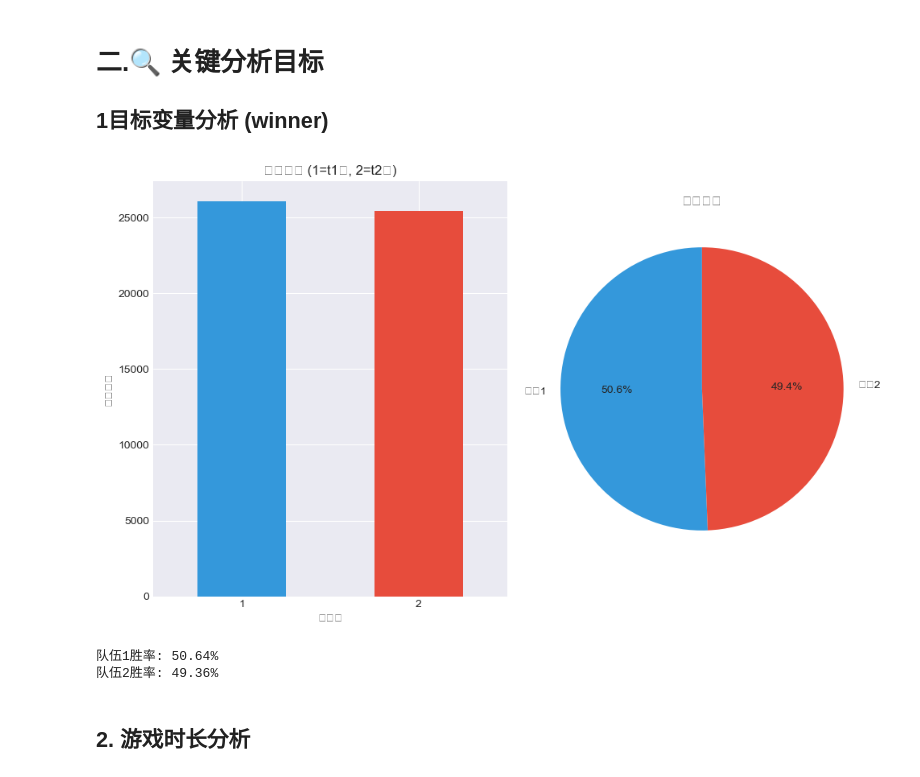
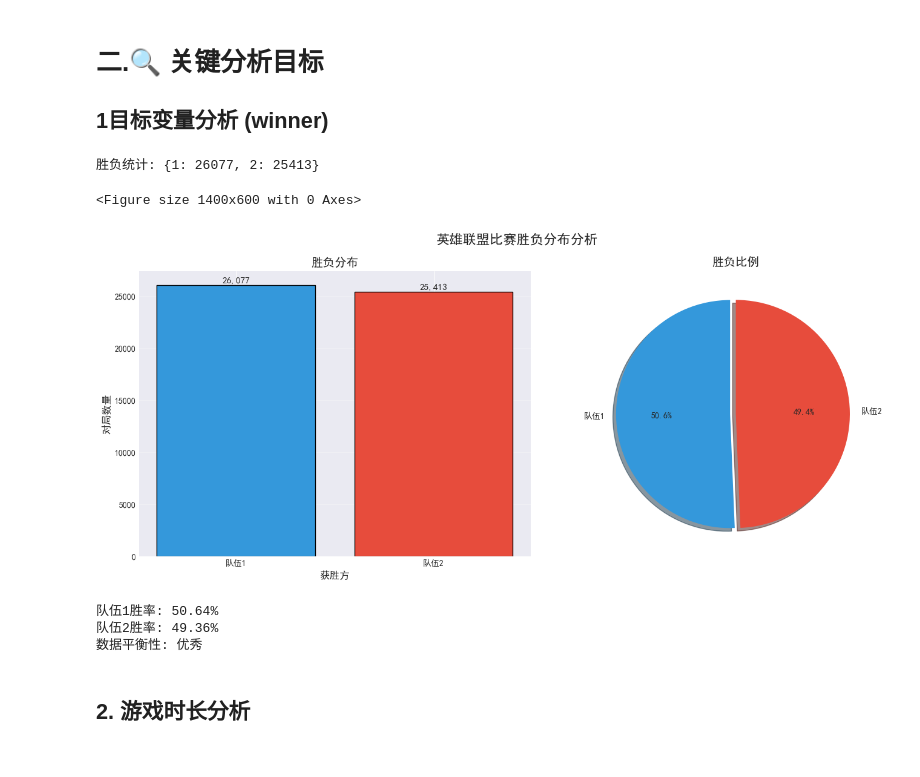
Before and after one commit to moyu03/lol-win-prediction, a Jupyter notebook: notebooks/01_data_exploration.ipynb, the cells around one changed output. Cells and saved outputs as stored; diff of their text form; code cells hidden in the pictures.

```diff
--- a/notebooks/01_data_exploration.ipynb
+++ b/notebooks/01_data_exploration.ipynb
@@ -1,21 +1,16 @@
 # %%
-# 第一个单元格：导入必要的库
+# 第一个单元格：配置（确保这个先运行）
 import pandas as pd
 import numpy as np
 import matplotlib.pyplot as plt
 import seaborn as sns
-import json
 import warnings
 warnings.filterwarnings('ignore')
 
-# 设置中文字体（如果需要）
+# 字体设置
 plt.rcParams['font.sans-serif'] = ['SimHei', 'DejaVu Sans']
 plt.rcParams['axes.unicode_minus'] = False
+plt.rcParams['figure.figsize'] = (12, 8)
 
-# 设置图表样式
-plt.style.use('seaborn-v0_8-darkgrid')
-sns.set_palette("husl")
-%matplotlib inline
-
-print("环境准备完成！")
+print("✅ 环境配置完成")
 # %% [output]
@@ -128,30 +97,56 @@ print(f"\n召唤师技能映射创建完成，共 {len(summoner_mapping)} 个技
 # %%
+# 第三个单元格：修复后的胜负分布图表
 # 分析胜负分布
-plt.figure(figsize=(10, 6))
+plt.figure(figsize=(14, 6))  # 增大图形尺寸
+
+# 修复1：正确的数据提取
 winner_counts = games_df['winner'].value_counts()
+print(f"胜负统计: {winner_counts.to_dict()}")
+
 colors = ['#3498db', '#e74c3c']  # 蓝色和红色
 
-plt.subplot(1, 2, 1)
-winner_counts.plot(kind='bar', color=colors)
-plt.title('胜负分布 (1=t1赢, 2=t2赢)')
-plt.xlabel('获胜方')
-plt.ylabel('对局数量')
-plt.xticks(rotation=0)
+# 修复2：使用plt.subplots()而不是plt.subplot()
+fig, (ax1, ax2) = plt.subplots(1, 2, figsize=(14, 6))
 
-plt.subplot(1, 2, 2)
-plt.pie(winner_counts.values, labels=['队伍1', '队伍2'],
-        colors=colors, autopct='%1.1f%%', startangle=90)
-plt.title('胜负比例')
+# 第一个子图：柱状图
+ax1.bar(['队伍1', '队伍2'], [winner_counts.get(1, 0), winner_counts.get(2, 0)],
+        color=colors, edgecolor='black')
+ax1.set_title('胜负分布', fontsize=14, fontweight='bold')
+ax1.set_xlabel('获胜方', fontsize=12)
+ax1.set_ylabel('对局数量', fontsize=12)
+ax1.grid(axis='y', alpha=0.3)
 
+# 添加数值标签
+for i, count in enumerate([winner_counts.get(1, 0), winner_counts.get(2, 0)]):
+    ax1.text(i, count + 100, f'{count:,}', ha='center', va='bottom', fontsize=11)
+
+# 第二个子图：饼图
+sizes = [winner_counts.get(1, 0), winner_counts.get(2, 0)]
+labels = ['队伍1', '队伍2']
+
+ax2.pie(sizes, labels=labels, colors=colors, autopct='%1.1f%%',
+        startangle=90, shadow=True, explode=(0.05, 0))
+ax2.set_title('胜负比例', fontsize=14, fontweight='bold')
+
+plt.suptitle('英雄联盟比赛胜负分布分析', fontsize=16, fontweight='bold')
 plt.tight_layout()
 plt.show()
 
-print(f"队伍1胜率: {winner_counts[1]/len(games_df)*100:.2f}%")
-print(f"队伍2胜率: {winner_counts[2]/len(games_df)*100:.2f}%")
+# 统计信息
+total_games = len(games_df)
+team1_win_rate = (winner_counts.get(1, 0) / total_games) * 100
+team2_win_rate = (winner_counts.get(2, 0) / total_games) * 100
+
+print(f"队伍1胜率: {team1_win_rate:.2f}%")
+print(f"队伍2胜率: {team2_win_rate:.2f}%")
+print(f"数据平衡性: {'优秀' if abs(team1_win_rate - 50) < 2 else '一般'}")
 # %% [output]
+胜负统计: {1: 26077, 2: 25413}
+<Figure size 1400x600 with 0 Axes>
-[figure, old version]
+[figure, new version]
-队伍1胜率: 50.64%
-队伍2胜率: 49.36%
+队伍1胜率: 50.64%
+队伍2胜率: 49.36%
+数据平衡性: 优秀
 # %% [markdown]
 ## 2. 游戏时长分析
 # %%
```
Also changed, not shown: parts of 9 cells of this notebook, 8 other files.
